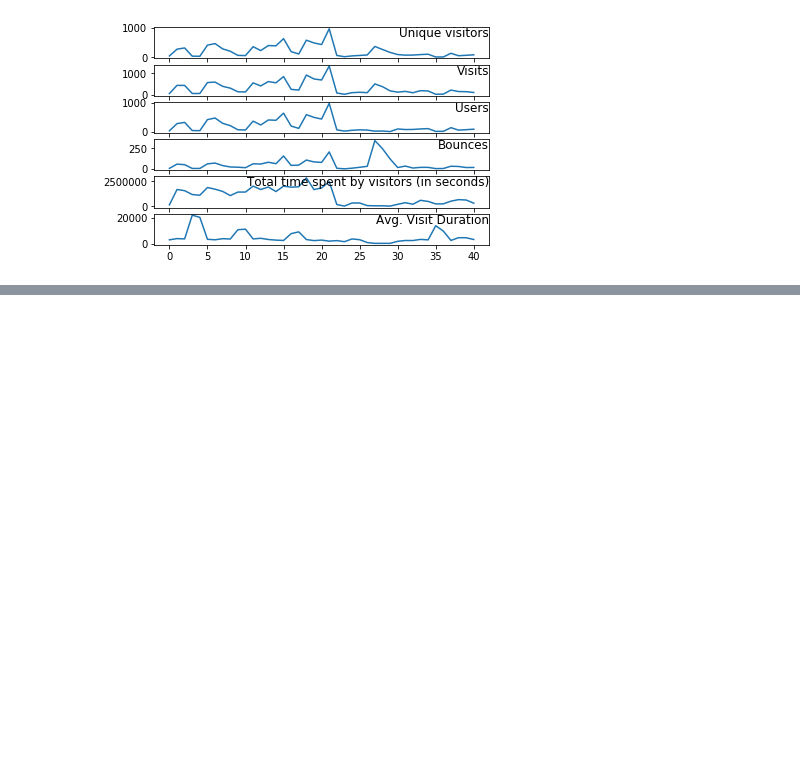
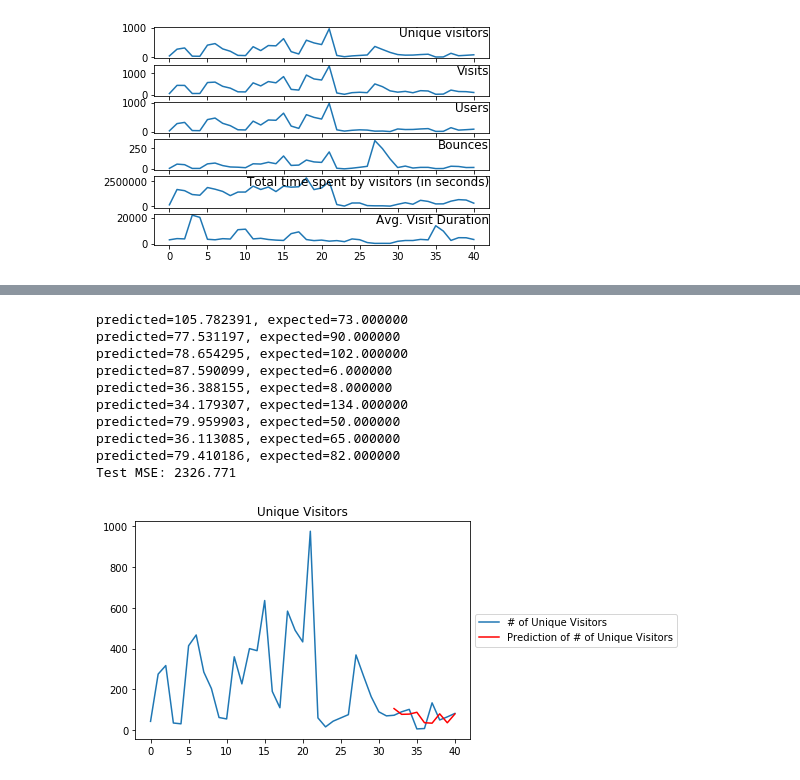
Before and after one commit to shoyasaxa/Predict-Traffic, a Jupyter notebook: Predict Traffic.ipynb, the cells around one changed output, grey strips where cells are left out. Saved outputs shown, nothing was run; the diff lists cells and outputs as text; code cells hidden in the pictures; blank space fills up the shorter version.

```diff
--- a/Predict Traffic.ipynb
+++ b/Predict Traffic.ipynb
@@ -81,0 +89,40 @@ plt.show()
+# %%
+from statsmodels.tsa.arima_model import ARIMA
+
+size = int(len(df) * 0.8)
+train, test = df[0:size], df[size:len(X)]
+history = [x for x in train['Unique visitors']]
+predictions = list()
+prediction_index = []
+for t in range(len(test)):
+    model = ARIMA(history, order=(3,1,0))
+    model_fit = model.fit(disp=0)
+    output = model_fit.forecast()
+    yhat = output[0]
+    predictions.append(yhat)
+    obs = test['Unique visitors'].iloc[t]
+    history.append(obs)
+    print('predicted=%f, expected=%f' % (yhat, obs))
+error = mean_squared_error(test['Unique visitors'], predictions)
+
+print('Test MSE: %.3f' % error)
+
+
+plt.plot(df['Unique visitors'], label='# of Unique Visitors')
+prediction_indexes = [i+len(train) for i in range(len(test))]
+plt.plot(prediction_indexes, predictions, color='red', label="Prediction of # of Unique Visitors")
+plt.title('Unique Visitors')
+plt.legend(loc='center left', bbox_to_anchor=(1, 0.5))
+plt.show()
+# %% [output]
+predicted=105.782391, expected=73.000000
+predicted=77.531197, expected=90.000000
+predicted=78.654295, expected=102.000000
+predicted=87.590099, expected=6.000000
+predicted=36.388155, expected=8.000000
+predicted=34.179307, expected=134.000000
+predicted=79.959903, expected=50.000000
+predicted=36.113085, expected=65.000000
+predicted=79.410186, expected=82.000000
+Test MSE: 2326.771
+[figure, added]
```
Also changed, not shown: parts of 1 cell of this notebook.
